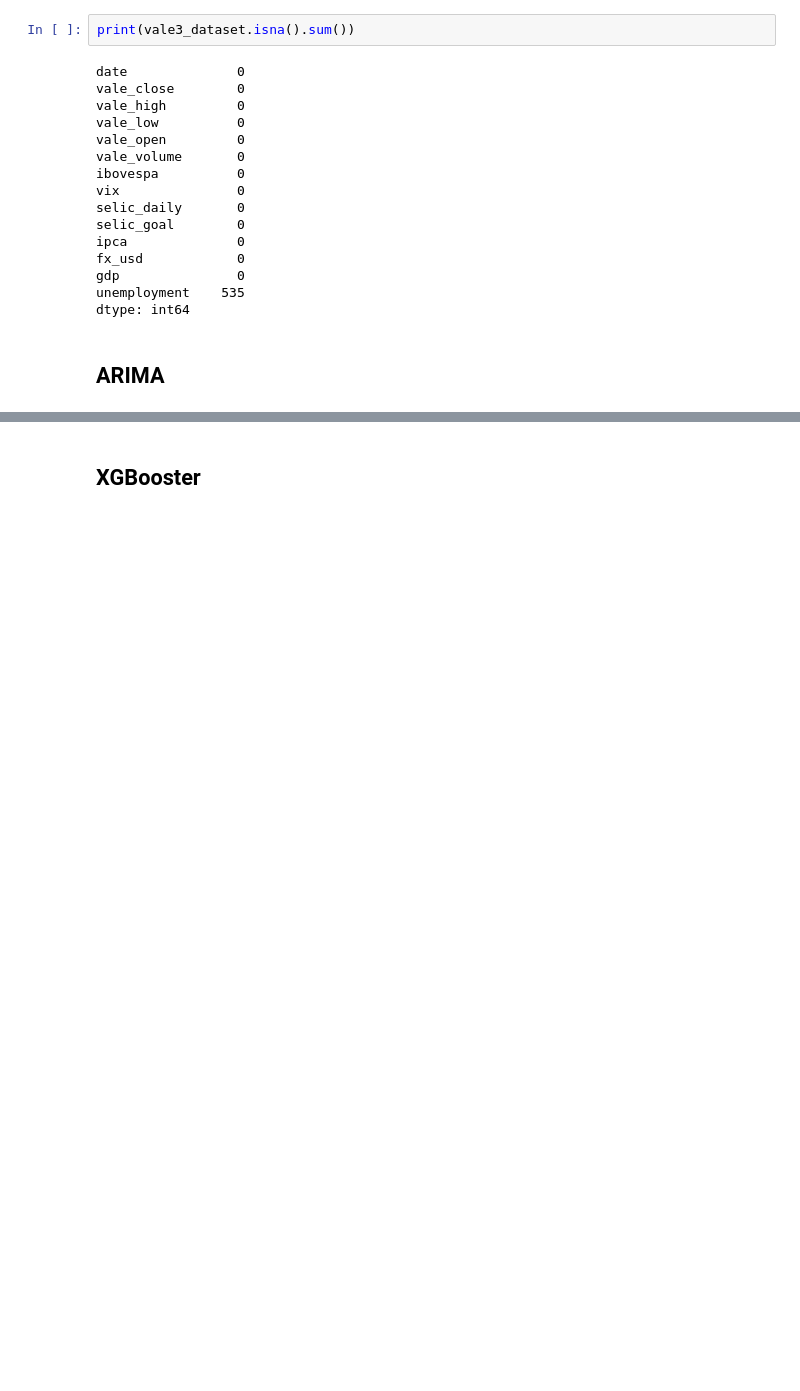
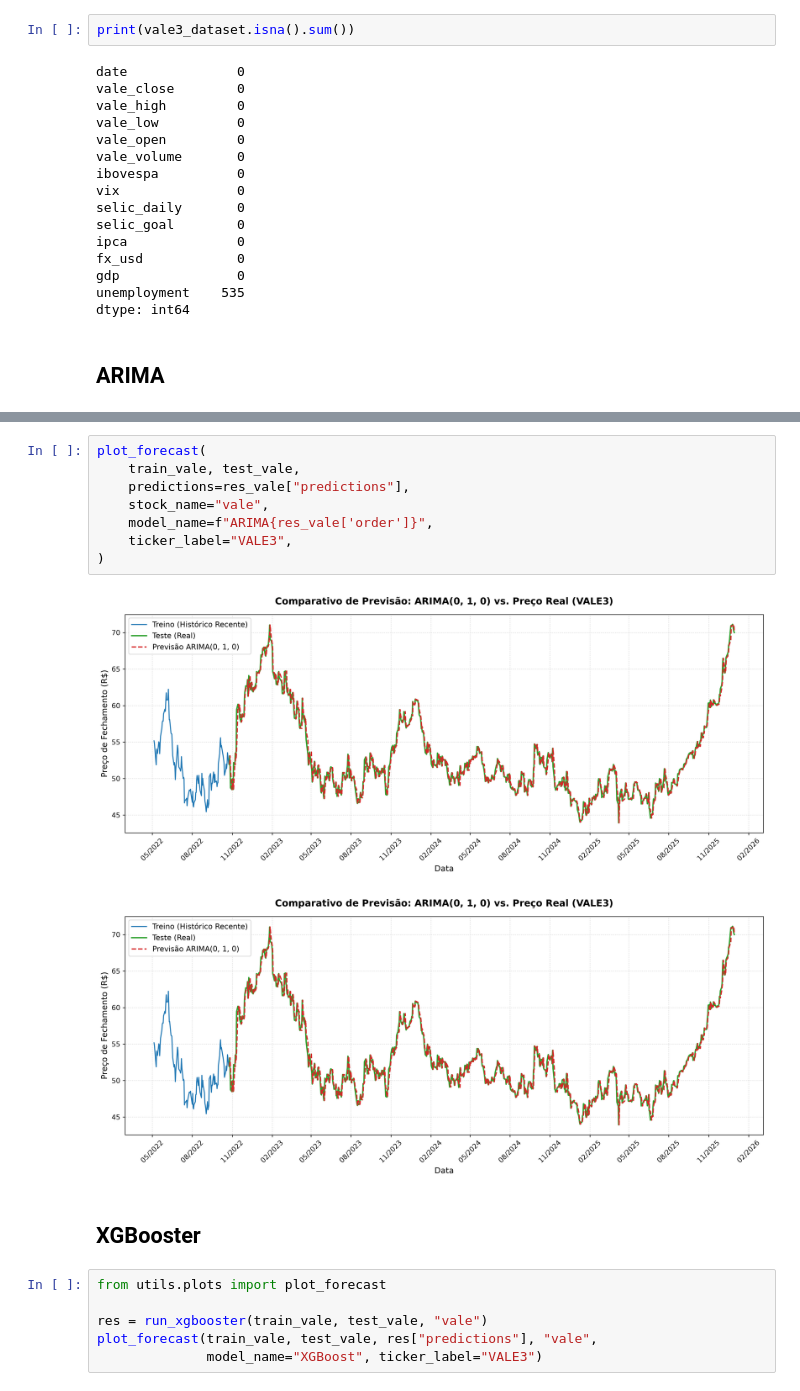
Before and after one commit to robertasaoriokada/stock-prediction, a Jupyter notebook: VALE3.ipynb, the cells around one changed output, grey strips where cells are left out. Saved outputs shown, nothing was run; the diff lists cells and outputs as text; blank space fills up the shorter version.

Commit message:
refactor: XGBooster

```diff
--- a/VALE3.ipynb
+++ b/VALE3.ipynb
@@ -78,2 +71,19 @@ ARIMA(0, 1, 0) vale    RMSE: 0.8408 | MAPE: 1.14% | Acurácia direcional: 1.01%
+# %%
+plot_forecast(
+    train_vale, test_vale,
+    predictions=res_vale["predictions"],
+    stock_name="vale",
+    model_name=f"ARIMA{res_vale['order']}",
+    ticker_label="VALE3",
+)
+# %% [output]
+[figure, added]
+[figure, added]
 # %% [markdown]
 ## XGBooster
+# %%
+from utils.plots import plot_forecast
+
+res = run_xgbooster(train_vale, test_vale, "vale")
+plot_forecast(train_vale, test_vale, res["predictions"], "vale",
+              model_name="XGBoost", ticker_label="VALE3")
```
Also changed, not shown: parts of 4 cells of this notebook, 8 other files.
